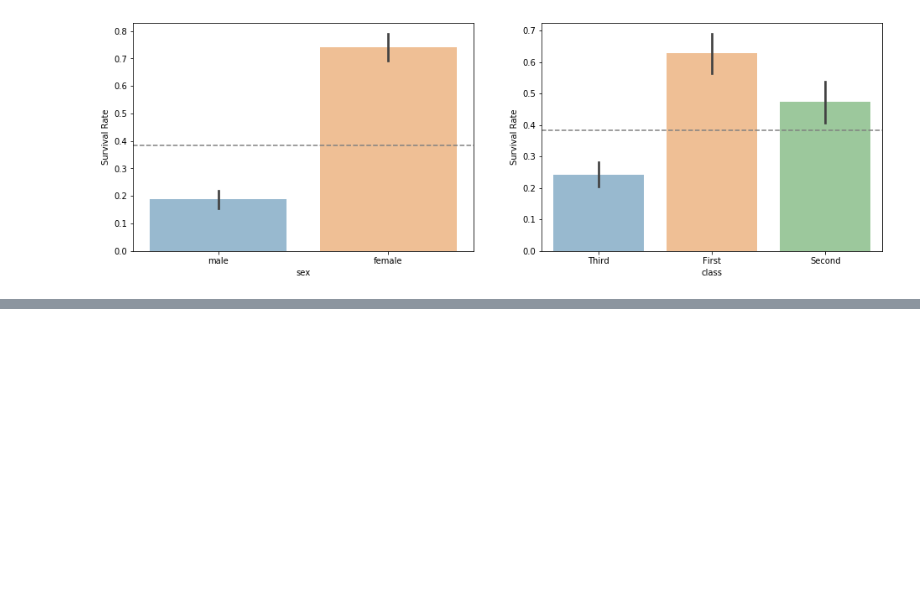
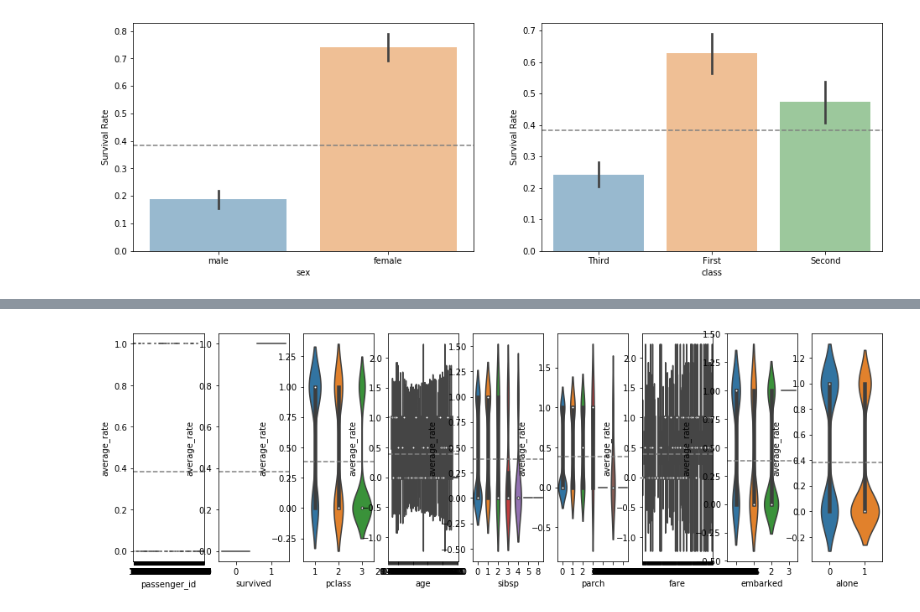
Before and after one commit to flambuth/ds-methodologies-exercises, a Jupyter notebook: classification/data_prep.ipynb, the cells around one changed output, grey strips where cells are left out. Drawn from its saved outputs; the diff is of its cells as text; code cells hidden in the pictures; blank space fills up the shorter version.

```diff
--- a/classification/data_prep.ipynb
+++ b/classification/data_prep.ipynb
@@ -381,0 +484,8 @@ plot_viable_categories()
+# %%
+def pick_viable_regressors(df):
+    regressors = df.select_dtypes(include=['float64','int64'])
+    temp = []
+    for column in regressors:
+        columnSeriesObj = regressors[column]
+        temp.append(columnSeriesObj.name)
+    return temp
@@ -381,0 +504,13 @@ plot_viable_categories()
+# %%
+def plot_viable_regressors(target, df):
+    x = pick_viable_regressors(df)
+    _, ax = plt.subplots(nrows=1, ncols=len(x), figsize=(16,5))
+    average_rate = df[target].mean()
+    for i, feature in enumerate(x):
+        sns.violinplot(feature, target, data=df, ax=ax[i], alpha=.5)
+        ax[i].set_ylabel('average_rate')
+        ax[i].axhline(average_rate, ls='--', color='grey')
+# %%
+plot_viable_regressors('survived', df_titanic)
+# %% [output]
+[figure, added]
```
Also changed, not shown: parts of 19 cells of this notebook, 3 other files.
